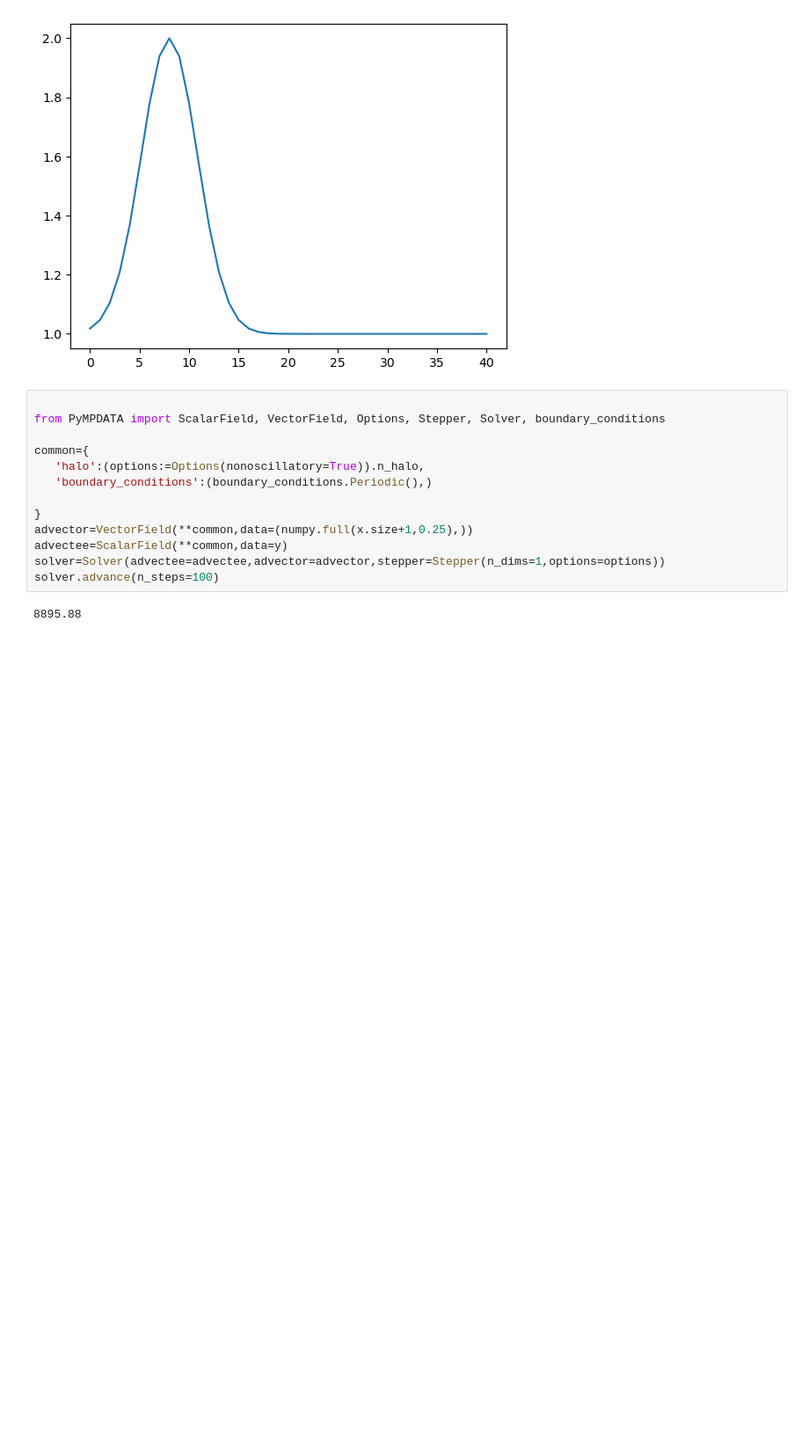
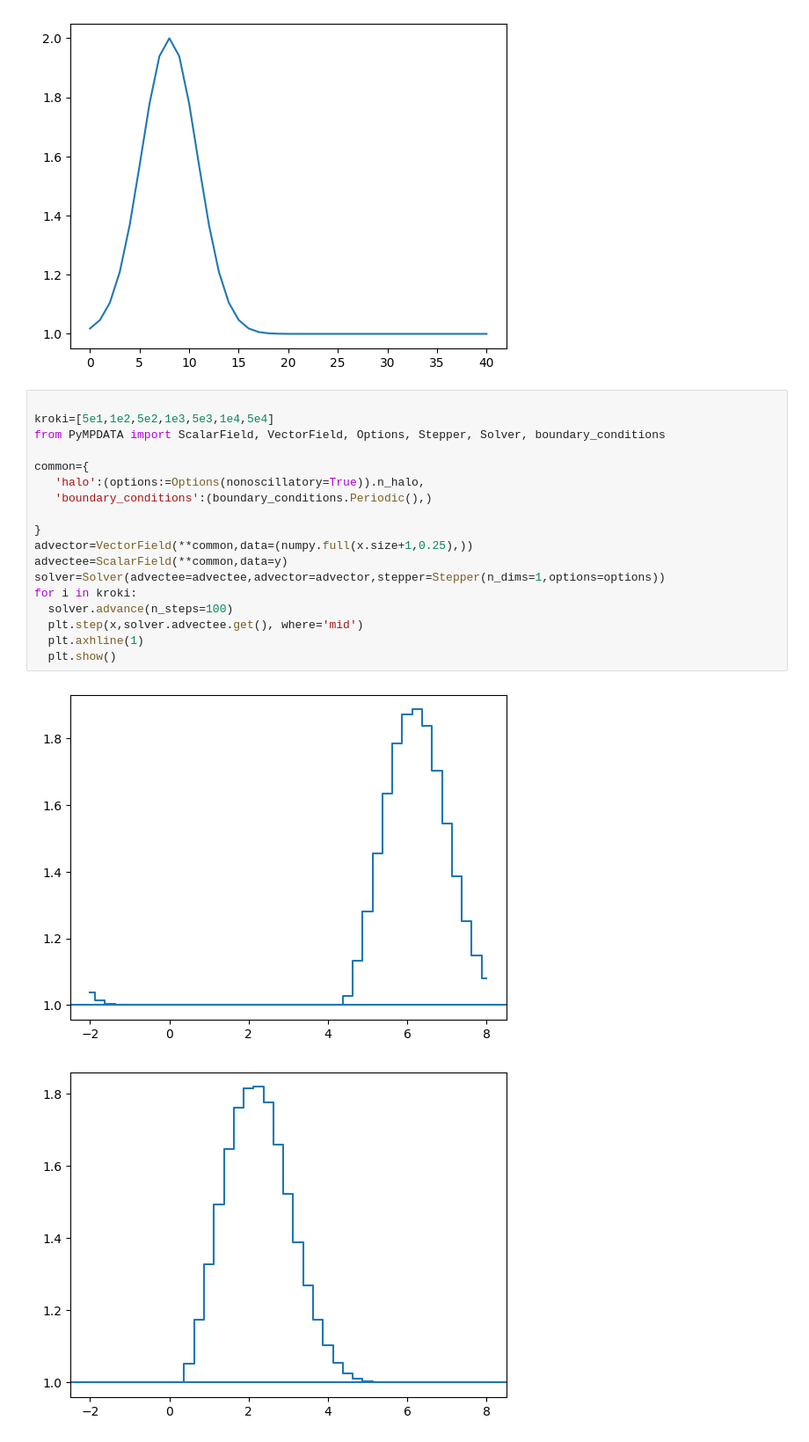
Before and after one commit to Lukasz8080/MUP1, a Jupyter notebook: Lab1.ipynb, the cells around one changed output. Shown at 88% size. Cells and saved outputs as stored; diff of their text form; blank space fills up the shorter version.

```diff
--- a/Lab1.ipynb
+++ b/Lab1.ipynb
@@ -17,16 +24,22 @@ plt.plot(y)
 [figure]
 # %%
 
+kroki=[5e1,1e2,5e2,1e3,5e3,1e4,5e4]
 from PyMPDATA import ScalarField, VectorField, Options, Stepper, Solver, boundary_conditions
 
 common={
    'halo':(options:=Options(nonoscillatory=True)).n_halo,
    'boundary_conditions':(boundary_conditions.Periodic(),)
 
 }
 advector=VectorField(**common,data=(numpy.full(x.size+1,0.25),))
 advectee=ScalarField(**common,data=y)
 solver=Solver(advectee=advectee,advector=advector,stepper=Stepper(n_dims=1,options=options))
-solver.advance(n_steps=100)
+for i in kroki:
+  solver.advance(n_steps=100)
+  plt.step(x,solver.advectee.get(), where='mid')
+  plt.axhline(1)
+  plt.show()
 # %% [output]
-8895.88
+[figure, added]
+[figure, added]
```
Also changed, not shown: parts of 4 cells of this notebook.
